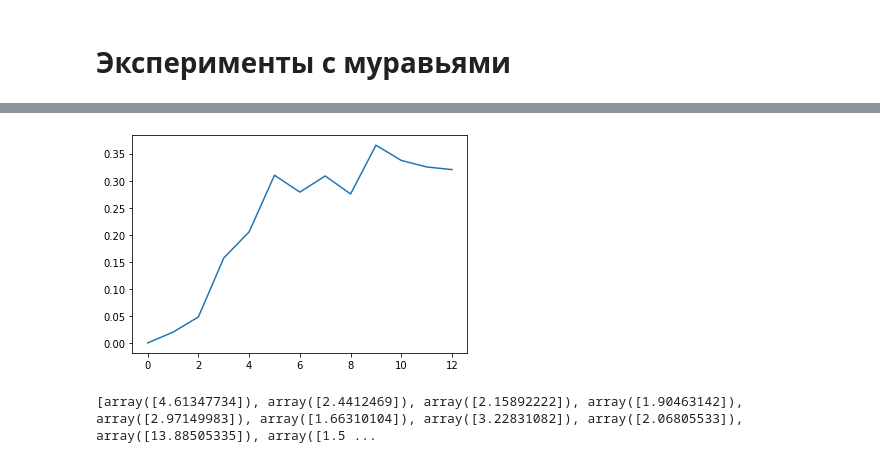
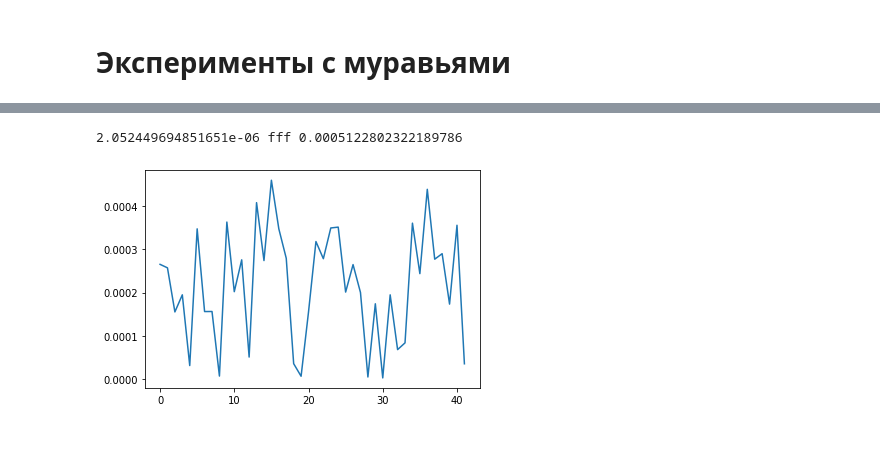
Before and after one commit to VKapicyn/m06-006sk-course-work-var2, a Jupyter notebook: Ant_Colony_on_1024Graph.ipynb, the cells around one changed output, grey strips where cells are left out. Cells and saved outputs as stored; diff of their text form; code cells hidden in the pictures.

```diff
--- a/Ant_Colony_on_1024Graph.ipynb
+++ b/Ant_Colony_on_1024Graph.ipynb
@@ -22,6 +23,0 @@ print(zeros)
-# %%
-k = 0
-for i in range(0,1024):
-  if nx.has_path(G,6,i):
-    k += 1
-print(k)
@@ -73,14 +101,11 @@ class AntColony(object):
     shortest_path = None
     all_time_shortest_path = ("placeholder", np.inf)
     for i in range(self.n_iterations):
+        self.weights = 0
         all_paths = self.gen_all_paths() #получаем все пути муравьёв за эту итерацию
         self.spread_pheronome(all_paths, self.n_best, shortest_path=shortest_path) #распыляем феромоны на путях в зависимости от их итоговой длинны
         shortest_path = min(all_paths, key=lambda x: x[1]) #находим кратчайший путь из всех муравьиных
-        sorted_paths = sorted(all_paths, key=lambda x: x[1]) #сортируем пути по дистанции от минимальной к максимальной, чтобы напечатать
-        pr = []
-        for p in sorted_paths:
-          pr.append(p[1])
-        #print ("short:",shortest_path[1], "weights:", self.weights, "pathes:", pr)
+
         #если нашли более короткий путь, чем был раньше, то заменяем
         if shortest_path[1] < all_time_shortest_path[1]:
             all_time_shortest_path = shortest_path
@@ -160,20 +185,20 @@ class AntColony(object):
       np.random.seed()
       move = np_choice(a = neighbours, size = 1, p=norm_row)[0] # волшебство выбора
       new_weight = old_weight / (len(neighbours) * norm_row[np.where(neighbours == move)])
-      #print(prev, " - ", move)
+
       return move, new_weight
 # %%
 weight_arr = []
 time_arr = []
 all_time = 0
-for i in range(0,15):
+for i in range(0,50):
   start = time.time()
-  ants = AntColony(G, n_ants = 35, n_best = 5, n_iterations = 20, decay = 0.95, max_moves = 500)
+  ants = AntColony(G, n_ants = 35, n_best = 5, n_iterations = 20, decay = 0.95, max_moves = 100)
   print ("working... ", i)
   shortest_path = ants.run()
   work_time = time.time() - start
   print ("time:", work_time)
-  weight_arr.append(ants.weights)
+  weight_arr.append(ants.weights[0])
   time_arr.append(work_time)
   all_time = all_time + work_time
 # %% [output]
@@ -206,17 +230,14 @@ plt.show
 # %%
-d = []
-for i in range(len(weight_arr)):
-  if weight_arr[i] > 4:
-    weight_arr.pop([i])
+arr = []
+tmp = np.var(weight_arr)
+mean = np.mean(weight_arr)
 
-for i in range(len(weight_arr)):
-    d.append(np.var(weight_arr[:i+1]))
-
-plt.plot(d)
-plt.show()
+for i in range(0, len(weight_arr)):
+  if weight_arr[i] < mean:
+    arr.append(weight_arr[i])
+plt.plot(arr)
+plt.show
+print(tmp, "fff", mean)
 # %% [output]
+2.052449694851651e-06 fff 0.0005122802322189786
-[figure, old version]
+[figure, new version]
-# %%
-print(weight_arr)
-# %% [output]
-[array([4.61347734]), array([2.4412469]), array([2.15892222]), array([1.90463142]), array([2.97149983]), array([1.66310104]), array([3.22831082]), array([2.06805533]), array([13.88505335]), array([1.5 ...
```
Also changed, not shown: parts of 15 cells of this notebook.
